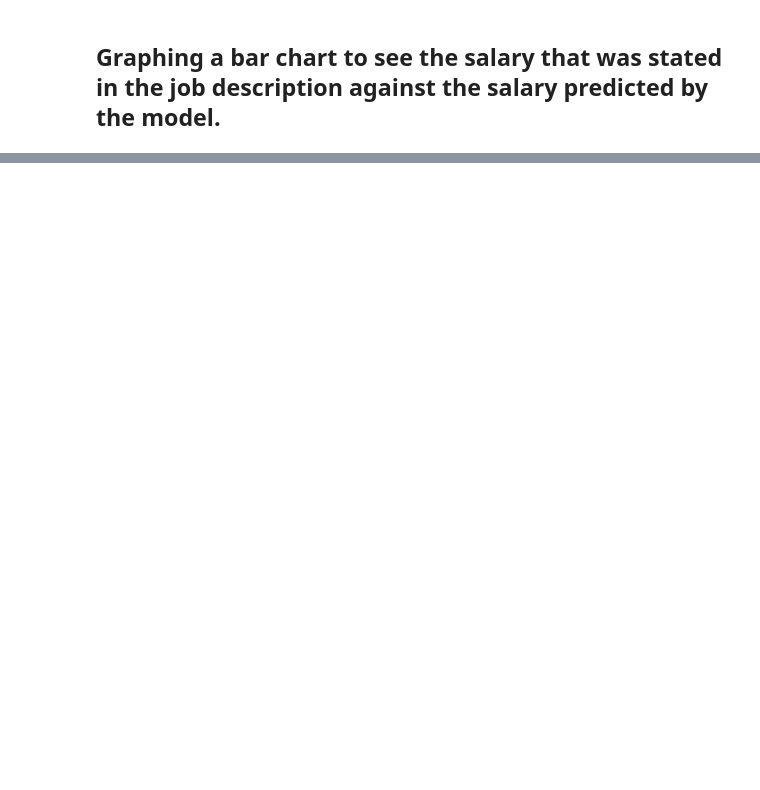
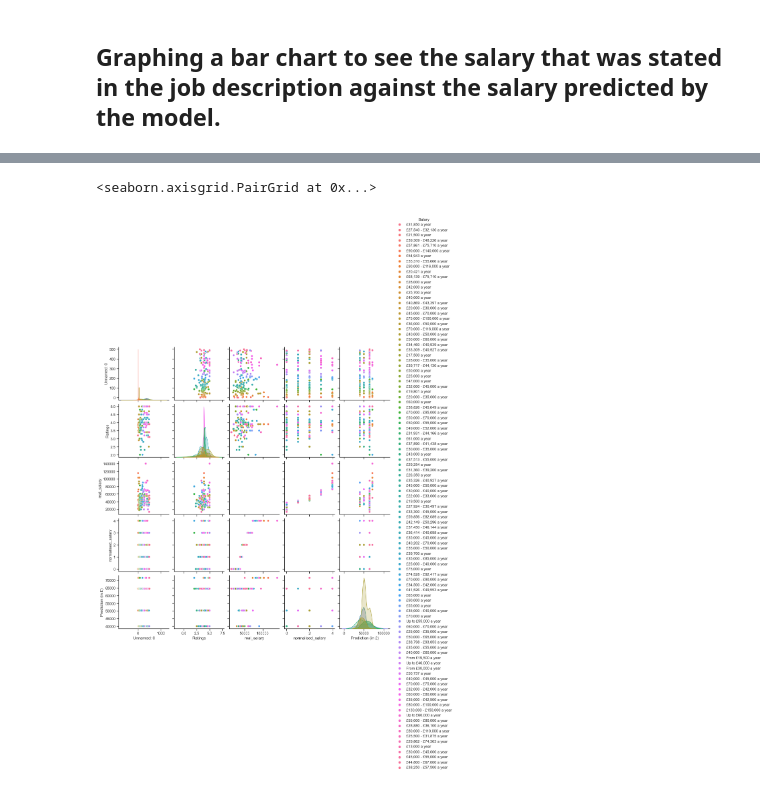
Before and after one commit to Malyrion/Intro-to-AI-CW, a Jupyter notebook: Intro_to_AI_CW.ipynb, the cells around one changed output, grey strips where cells are left out. Cells and saved outputs as stored; diff of their text form; code cells hidden in the pictures; blank space fills up the shorter version.

```diff
--- a/Intro_to_AI_CW.ipynb
+++ b/Intro_to_AI_CW.ipynb
@@ -671,0 +662,6 @@ plt.show()
+# %%
+sns.set_theme(style="ticks")
+sns.pairplot(jobs, hue="Salary")
+# %% [output]
+<seaborn.axisgrid.PairGrid at 0x...>
+[figure, added]
```
Also changed, not shown: parts of 29 cells of this notebook, 1 other file.
